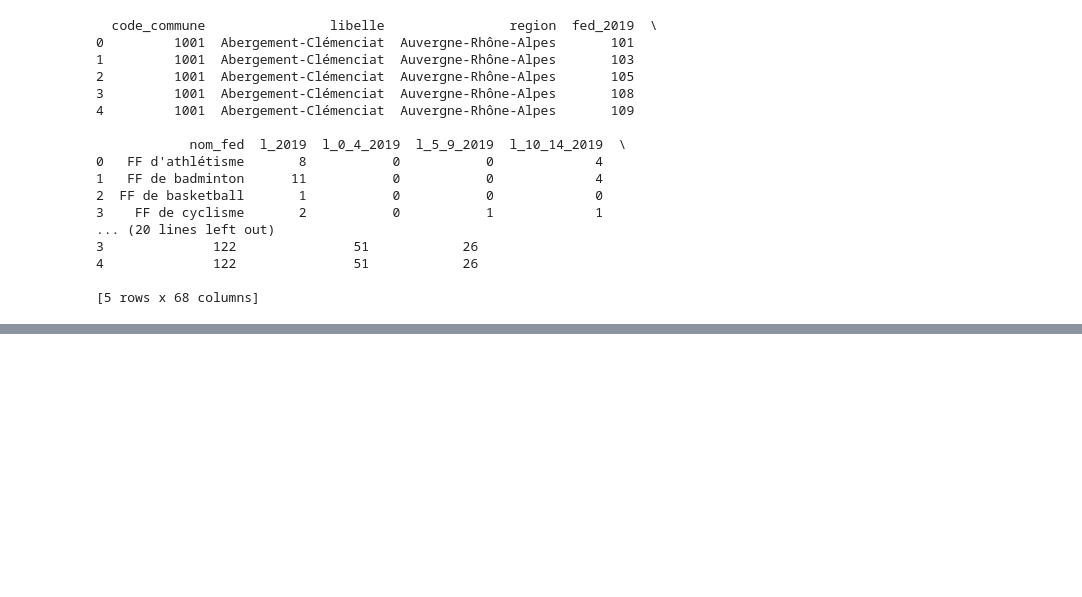
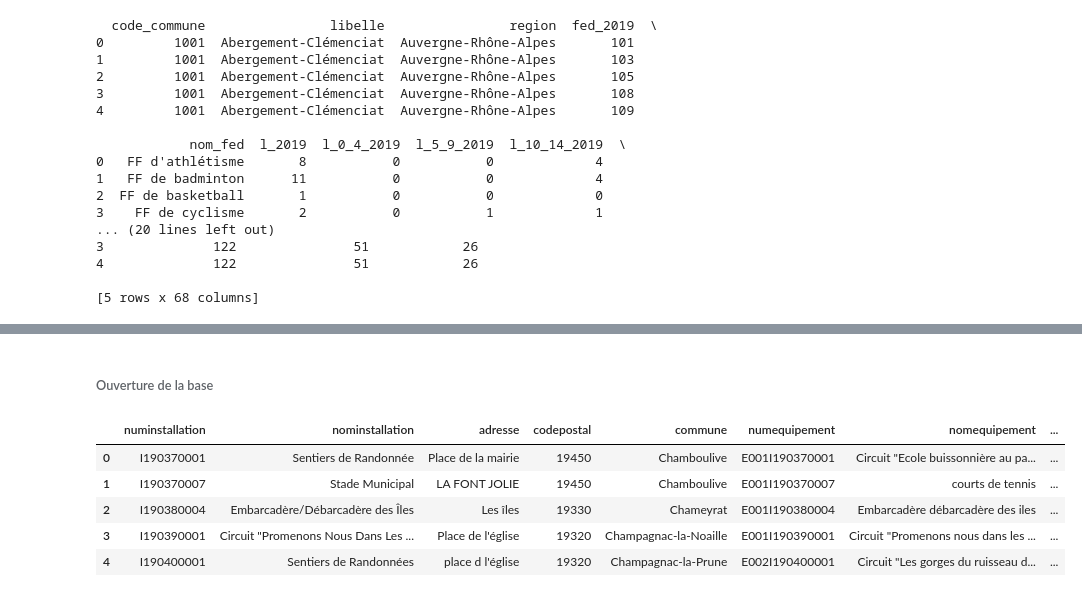
Before and after one commit to LeoMaurice/SportsParticipationEconomicGeographic, a Jupyter notebook: download.ipynb, the cells around one changed output, grey strips where cells are left out. Drawn from its saved outputs; the diff is of its cells as text; code cells hidden in the pictures; blank space fills up the shorter version.

```diff
--- a/download.ipynb
+++ b/download.ipynb
@@ -93,0 +187,13 @@ for x in range(len(codecs)):
+# %% [markdown]
+###### Ouverture de la base
+# %%
+equipements = get_es(url_export)
+# %%
+equipements.head()
+# %% [output]
+|  | numinstallation | nominstallation | adresse | codepostal | commune | numequipement | nomequipement | ... |
+| 0 | I190370001 | Sentiers de Randonnée | Place de la mairie | 19450 | Chamboulive | E001I190370001 | Circuit "Ecole buissonnière au pa... | ... |
+| 1 | I190370007 | Stade Municipal | LA FONT JOLIE | 19450 | Chamboulive | E001I190370007 | courts de tennis | ... |
+| 2 | I190380004 | Embarcadère/Débarcadère des Îles | Les îles | 19330 | Chameyrat | E001I190380004 | Embarcadère débarcadère des iles | ... |
+| 3 | I190390001 | Circuit "Promenons Nous Dans Les ... | Place de l'église | 19320 | Champagnac-la-Noaille | E001I190390001 | Circuit "Promenons nous dans les ... | ... |
+| 4 | I190400001 | Sentiers de Randonnées | place d l'église | 19320 | Champagnac-la-Prune | E002I190400001 | Circuit "Les gorges du ruisseau d... | ... |
```
Also changed, not shown: parts of 23 cells of this notebook.
